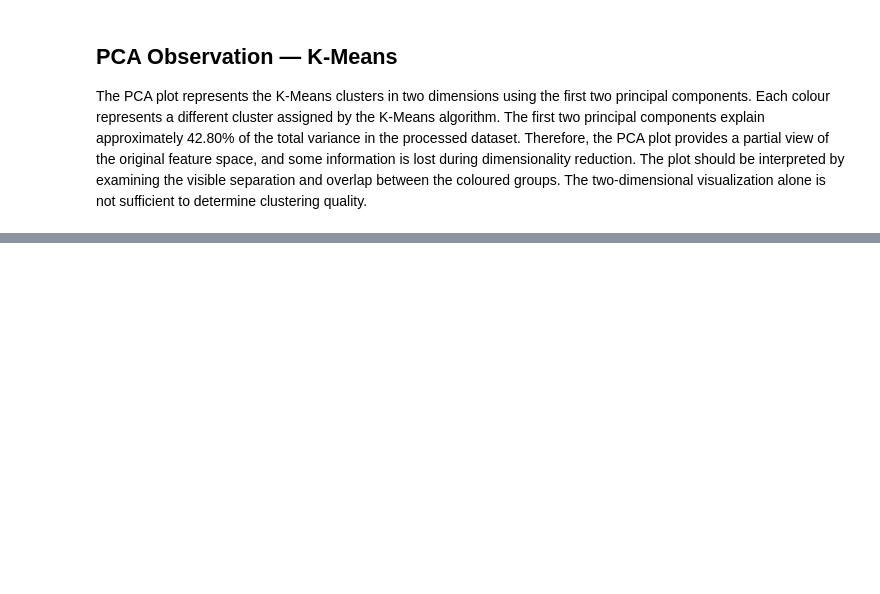
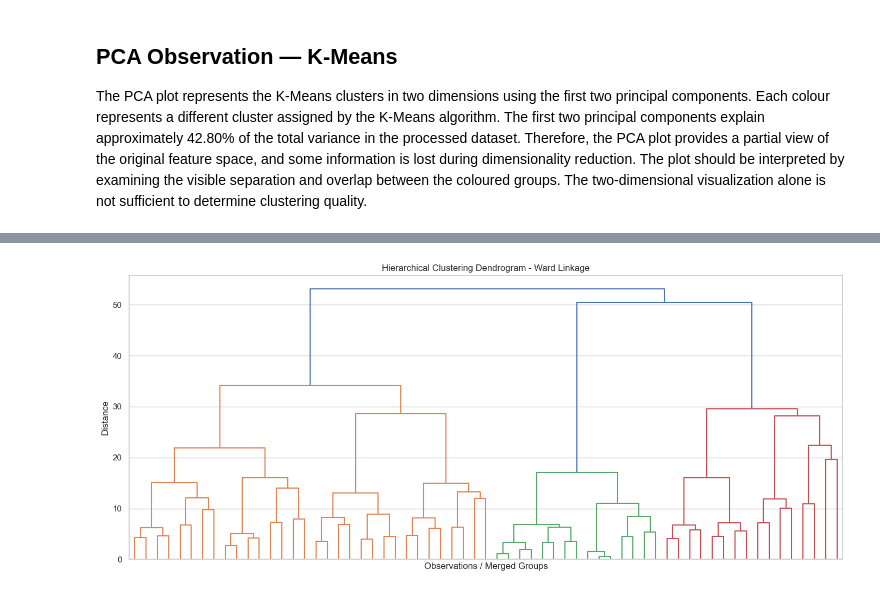
Before and after one commit to Anuja1307/ML_Capstone_Project, a Jupyter notebook: notebooks/clustering.ipynb, the cells around one changed output, grey strips where cells are left out. Cells and saved outputs as stored; diff of their text form; code cells hidden in the pictures; blank space fills up the shorter version.

Commit message:
Implement hierarchical clustering

```diff
--- a/notebooks/clustering.ipynb
+++ b/notebooks/clustering.ipynb
@@ -564,0 +640,38 @@ The plot should be interpreted by examining the visible separation and overlap b
+# %%
+DENDROGRAM_SAMPLE_SIZE = 1000
+
+dendro_rng = np.random.default_rng(RANDOM_STATE)
+
+dendro_indices = dendro_rng.choice(
+    len(X_cluster),
+    size=DENDROGRAM_SAMPLE_SIZE,
+    replace=False
+)
+
+X_dendro = X_cluster[dendro_indices]
+
+Z = linkage(
+    X_dendro,
+    method="ward"
+)
+
+plt.figure(figsize=(14, 6))
+
+dendrogram(
+    Z,
+    truncate_mode="level",
+    p=5,
+    no_labels=True
+)
+
+plt.title(
+    "Hierarchical Clustering Dendrogram - Ward Linkage"
+)
+
+plt.xlabel("Observations / Merged Groups")
+plt.ylabel("Distance")
+
+plt.tight_layout()
+plt.show()
+# %% [output]
+[figure, added]
```
Also changed, not shown: parts of 9 cells of this notebook.
